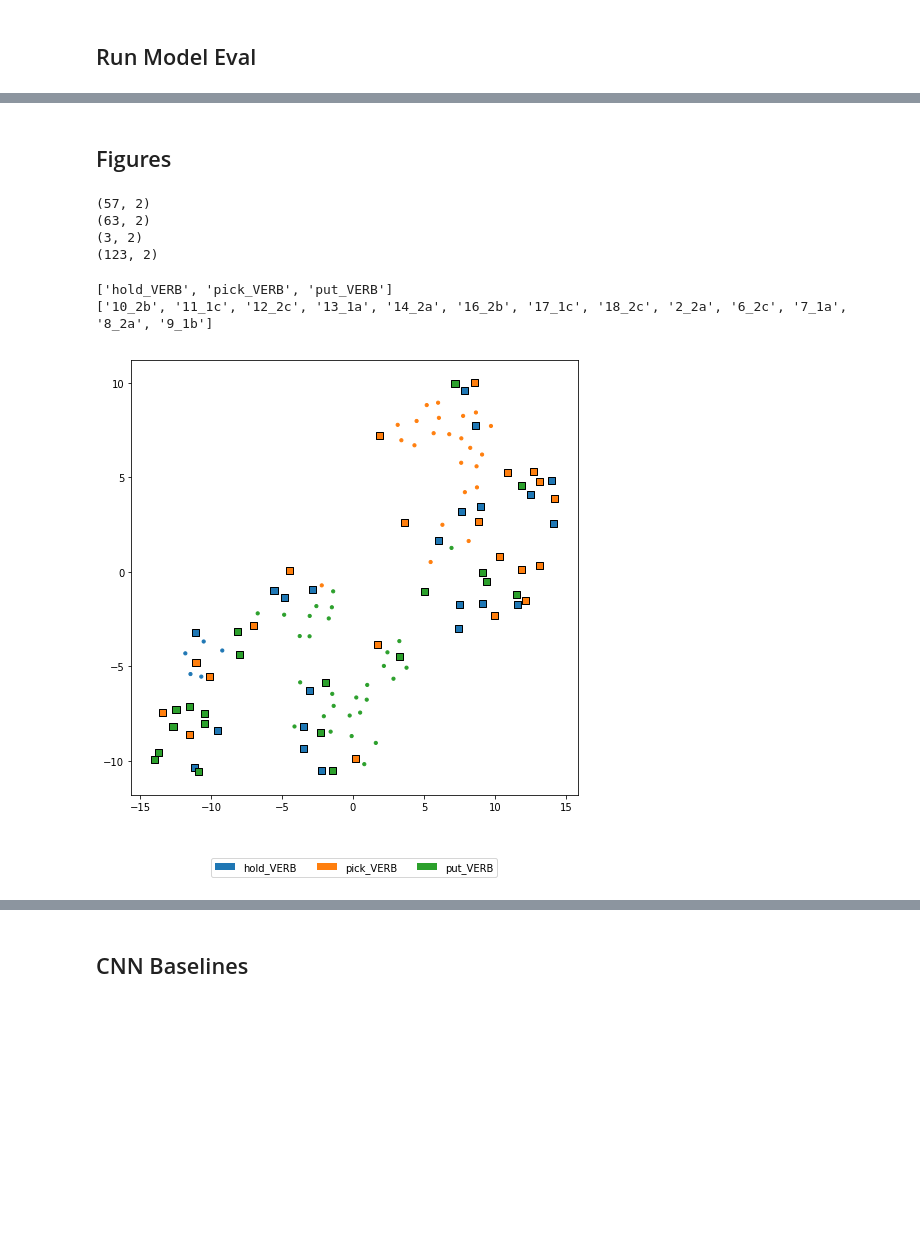
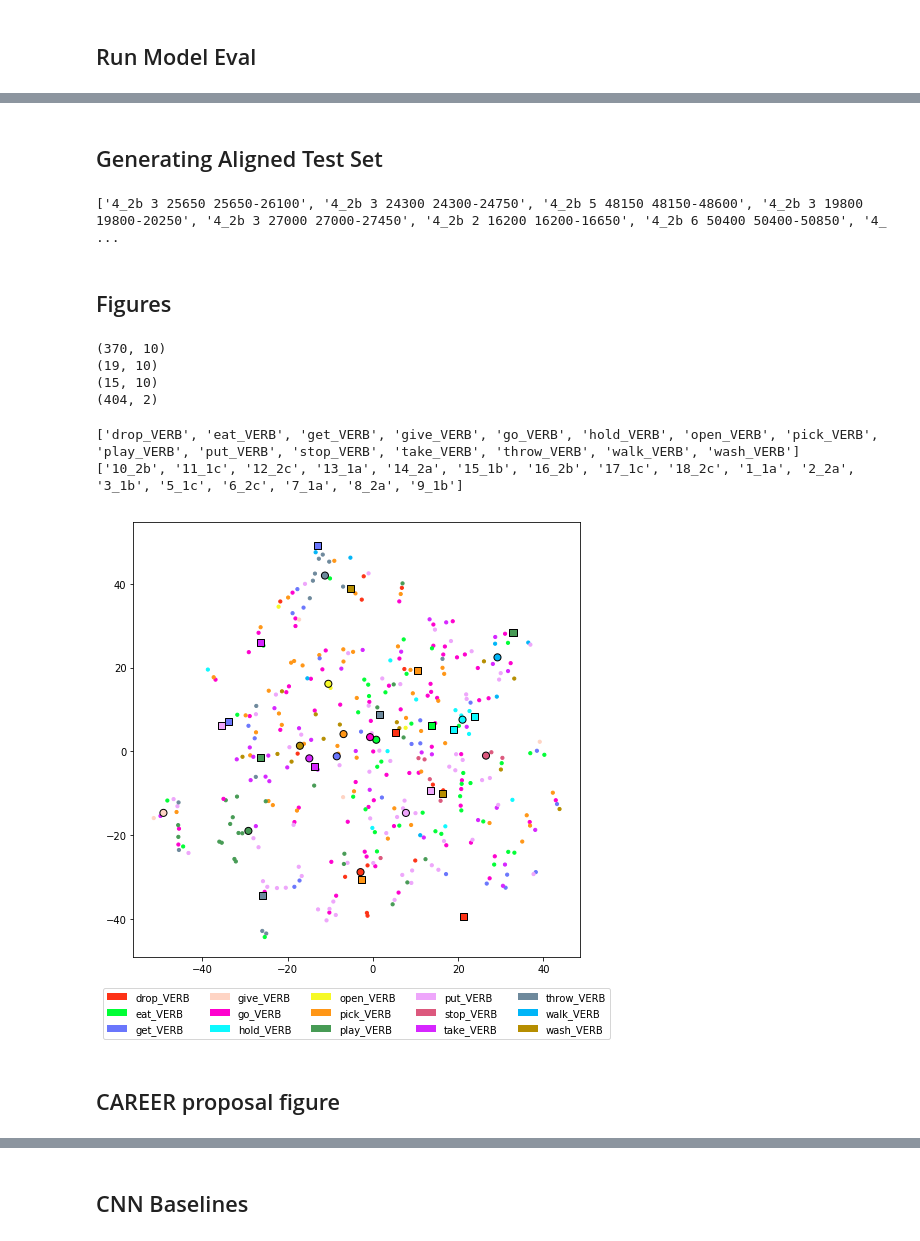
Before and after one commit to epavlick/gaila, a Jupyter notebook: site_visit/analysis_site_visit.ipynb, the cells around one changed output, grey strips where cells are left out. Drawn from its saved outputs; the diff is of its cells as text; code cells hidden in the pictures; blank space fills up the shorter version.

```diff
--- a/site_visit/analysis_site_visit.ipynb
+++ b/site_visit/analysis_site_visit.ipynb
@@ -762,11 +782,15 @@ tune_y = [e for i, e in enumerate(_tune_y) if _tune_y[i] in top_words]
 
 print("Train", _train.X.shape, len(_train.y), len(_train.meta))
 
-#tune_idx = [i for i,m in enumerate(_train.meta) if m in tune_m]
-#train_idx = [i for i,m in enumerate(_train.meta) if m not in tune_m]
+tune_idx = [i for i,m in enumerate(_train.meta) if m in tune_m]
+train_idx = [i for i,m in enumerate(_train.meta) if m not in tune_m]
 
-tune_idx = [i for i,m in enumerate(_train.meta) if random.choice([True, False])]
-train_idx = [i for i,m in enumerate(_train.meta) if i not in tune_idx]
+#train_ps = ['10_2b','11_1c','12_2c','13_1a','14_2a','15_1b','16_2b','17_1c','18_2c']
+#train_ps += ['1_1a','2_2a','3_1b','4_2b','5_1c', '7_1a','8_2a','9_1b', '6_2c']
+
+#tune_idx = [i for i,m in enumerate(_train.meta) if random.choice([True, False])]
+#tune_idx = [i for i,m in enumerate(_train.meta) if m.split()[0] not in train_ps]
+#train_idx = [i for i,m in enumerate(_train.meta) if i not in tune_idx]
 
 X_train = _train.X[train_idx, :]
 y_train = np.array(_train.y)[train_idx]
@@ -806,6 +830,6 @@ if config['RED'] == True:
     print("X_train:", train.X.shape)
     print("X_dev:", dev.X.shape)
 
-repdir, figdir = make_directories(config)
+repdir, figdir = make_directories(config, rootdir)
 json.dump(config, open(repdir+'/config.json', 'w'))
 # %% [output]
@@ -819,9 +846,10 @@ Variables are collinear.
 # %%
 mn = train.X.min()
 mx = train.X.max()
-avg_train = avg_mat(train, top_words)
+avg_train, std_train = avg_mat(train, top_words)
 #avg_dev = avg_mat(rdev_tup, rtop_words)
 
 sum_lines = []
 get_sims(avg_train, dev.X, top_words, dev.y, None, dev.meta, repdir, save=config['LOG'])
+#get_sims(avg_train, train.X, top_words, train.y, None, train.meta, repdir, save=config['LOG'])
 # %% [output]
@@ -831,0 +895,12 @@ Macro Avg. MRR: 0.72    1.00
+# %% [markdown]
+## Generating Aligned Test Set
+# %%
+candidates = set()
+with open('spatial_eval/final_bigger_eval/cnn-baseline/red=True_dim=10_sup=True/reports/blind_eval.txt') as f:
+    for line in f:
+        step = line.strip().split('\t')[1]
+        candidates.add(step)
+to_eval = random.sample(list(candidates), 50)
+print(to_eval)
+# %% [output]
+['4_2b 3 25650 25650-26100', '4_2b 3 24300 24300-24750', '4_2b 5 48150 48150-48600', '4_2b 3 19800 19800-20250', '4_2b 3 27000 27000-27450', '4_2b 2 16200 16200-16650', '4_2b 6 50400 50400-50850', '4_ ...
@@ -833,7 +926,7 @@ Macro Avg. MRR: 0.72    1.00
 ## Figures
 # %%
 #reducer = TruncatedSVD(n_components=2)
-reducer = TSNE(n_components=2, perplexity=20)
+reducer = TSNE(n_components=2, perplexity=10)
 
 #red_tr = reducer.fit_transform(X_train_red)
 #red_dv = reducer.fit_transform(X_dev_red)
@@ -846,12 +939,14 @@ red = reducer.fit_transform(np.vstack((train.X, dev.X, avg_train)))
 #red = np.vstack((X_train, X_dev))
 print(red.shape)
 # %% [output]
-(57, 2)
-(63, 2)
-(3, 2)
-(123, 2)
+(370, 10)
+(19, 10)
+(15, 10)
+(404, 2)
 # %%
-plt.figure(figsize=(8,8))
+#plt.figure(figsize=(8,8))
+#plt.rcParams["figure.figsize"] = [8,8]
+fig, ax = plt.subplots()
 
 word_order = sorted(list(set(train.y)))
 part_order = sorted(list(set([e.split()[0] for e in train.meta])))
@@ -867,38 +962,51 @@ color_by_word = True
 L = len(color_lst)
 
 # train words
 if color_by_word:
     tr_colors = [color_lst[word_order.index(y)%L] for y in train.y if y in word_order]
     dv_colors = [color_lst[word_order.index(y)%L] for y in dev.y if y in word_order]
 else:
     tr_colors = [color_lst[part_order.index(p.split()[0])%L] for p in train.meta]
     dv_colors = [color_lst[part_order.index(p.split()[0])%L] for p in dev.meta]
 
 plt.scatter(red[:train_end, 0], red[:train_end, 1], s=10, color=tr_colors)
 
 # centroids of train words
-#if color_by_word:
-#    plt.scatter(red[dev_end:avg_train_end, 0], red[dev_end:avg_train_end, 1], s=100,
-#            color=[color_lst[word_order.index(y)%L] for y in top_words], linewidth=1, edgecolor='k')
+if color_by_word:
+    plt.scatter(red[dev_end:avg_train_end, 0], red[dev_end:avg_train_end, 1], s=50,
+            color=[color_lst[word_order.index(y)%L] for y in top_words], linewidth=1, edgecolor='k')
+    #for i, y in enumerate(top_words):
+        #cc = color_lst[word_order.index(y)%L]
+        #ys = red[[i for i,w in enumerate(train.y) if w == y], :]
+        #mean = ys.mean(axis=0)
+        #std = ys.std(axis=0)
+        #rad=std[0]
+        #plt.scatter(mean[0], mean[1], s=50, color=cc, linewidth=1, edgecolor='k', marker='*')
+        #circ = plt.Circle((red[dev_end+i, 0], red[dev_end+i, 1]), rad, alpha=0.1, color=cc)
+        #ax.add_artist(circ)
+        #outline = plt.Circle((red[dev_end+i, 0], red[dev_end+i, 1]), rad, fill=False,
+        #                     edgecolor=cc, lw=2)
+        #ax.add_artist(outline)
 
 # dev words
 plt.scatter(red[train_end:dev_end, 0], red[train_end:dev_end, 1], s=50, color=dv_colors,
             marker='s', linewidth=1, edgecolor='k')
 
 # centroids of dev words
 #plt.scatter(red[avg_train_end:, 0], red[avg_train_end:, 1], s=50,
 #            color=[color_lst[word_order.index(y)%L] for y in top_words], marker='s', linewidth=1, edgecolor='k')
 
 if color_by_word:
     legend_elements = [Patch(facecolor=color_lst[i%L], label=word_order[i]) for i in range(len(word_order))]
 else:
     legend_elements = [Patch(facecolor=color_lst[i%L], label=part_order[i]) for i in range(len(part_order))]
 plt.legend(handles=legend_elements, loc='lower center', ncol=5, bbox_to_anchor=(0.5, -0.2))
 
-#plt.savefig("%s/big_scatter.pdf"%figdir, bbox_inches='tight')
-#plt.savefig("big_scatter_for_career.pdf"%figdir, bbox_inches='tight')
+#plt.savefig("%s/big_scatter_byword=%s.pdf"%(figdir, color_by_word), bbox_inches='tight')
 plt.show()
 # %% [output]
-['hold_VERB', 'pick_VERB', 'put_VERB']
-['10_2b', '11_1c', '12_2c', '13_1a', '14_2a', '16_2b', '17_1c', '18_2c', '2_2a', '6_2c', '7_1a', '8_2a', '9_1b']
+['drop_VERB', 'eat_VERB', 'get_VERB', 'give_VERB', 'go_VERB', 'hold_VERB', 'open_VERB', 'pick_VERB', 'play_VERB', 'put_VERB', 'stop_VERB', 'take_VERB', 'throw_VERB', 'walk_VERB', 'wash_VERB']
+['10_2b', '11_1c', '12_2c', '13_1a', '14_2a', '15_1b', '16_2b', '17_1c', '18_2c', '1_1a', '2_2a', '3_1b', '5_1c', '6_2c', '7_1a', '8_2a', '9_1b']
-[figure, old version]
+[figure, new version]
+# %% [markdown]
+## CAREER proposal figure
```
Also changed, not shown: parts of 25 cells of this notebook, 7 other files.
